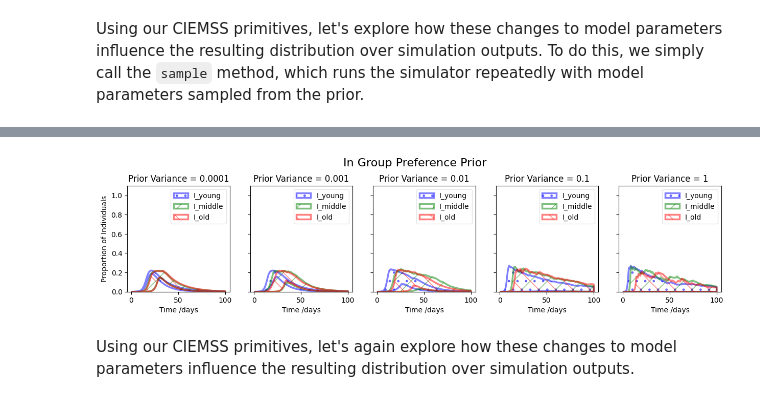
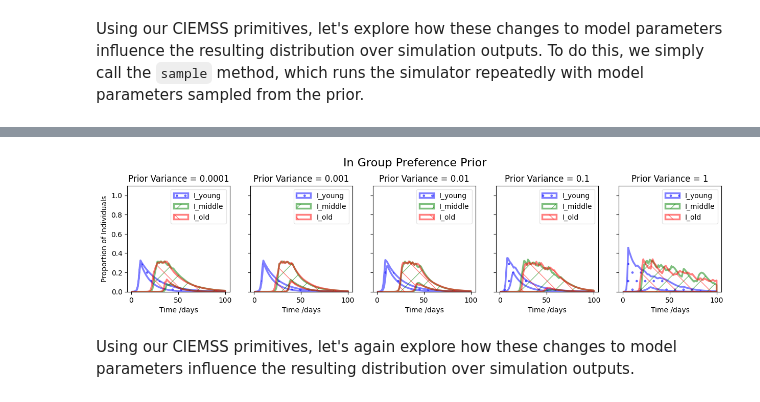
Before and after one commit to DARPA-ASKEM/program-milestones, a Jupyter notebook: 6-month-milestone/evaluation/scenario_1/ta_3/ciemss/scenario1.ipynb, the cells around one changed output, grey strips where cells are left out. Cells and saved outputs as stored; diff of their text form; code cells hidden in the pictures.

Commit message:
added response to scenario 1, question 1, subtask d

```diff
--- a/6-month-milestone/evaluation/scenario_1/ta_3/ciemss/scenario1.ipynb
+++ b/6-month-milestone/evaluation/scenario_1/ta_3/ciemss/scenario1.ipynb
@@ -177,15 +174,14 @@ N = 6000
 # The story of this notebook is more interesting when we assume only 1 young person is infected.
 # Then, the cross-stratum terms in the contact matrix actually matter!
 
-initial_state = (torch.tensor([[1999., 2000., 2000.]]), torch.tensor([[1., 0., 0.]]), torch.zeros(1, 3))
-
-initial_state = tuple(torch.as_tensor(s)/N for s in initial_state)
+initial_state_a = (torch.tensor([[1999., 2000., 2000.]]), torch.tensor([[1., 0., 0.]]), torch.zeros(1, 3))
+initial_state_a = tuple(torch.as_tensor(s)/N for s in initial_state_a)
 
 # Simulate for 25 days, with 100 simulation steps
-tspan = get_tspan(1, 100, 500)
+tspan = get_tspan(1, 100, 100)
 
 # simulation parameters
-num_samples = 100
+num_samples = 50
 # %%
 def LogNormalPrior(mean, variance):
     mu = torch.log(mean**2/torch.sqrt((mean**2 + variance)))
@@ -266,7 +262,7 @@ tensor([[0.3984, 0.2386, 3.3924],
 Using our CIEMSS primitives, let's explore how these changes to model parameters influence the resulting distribution over simulation outputs.
 To do this, we simply call the `sample` method, which runs the simulator repeatedly with model parameters sampled from the prior.
 # %%
-def run_scenario1(C_mean, title):
+def run_scenario1(C_mean, initial_state, title):
 
     predictions = {}
     variances = [0.0001, 0.001, 0.01, 0.1, 1]
@@ -297,5 +293,5 @@ C_mean_uniform = torch.tensor([[0.33, 0.33, 0.33],
                                 [0.33, 0.33, 0.33],
                                 [0.33, 0.33, 0.33]])
 
-run_scenario1(C_mean_uniform, "Uniform Contact Rate Prior")
+run_scenario1(C_mean_uniform, initial_state_a, "Uniform Contact Rate Prior")
 # %% [output]
@@ -306,11 +302,11 @@ run_scenario1(C_mean_uniform, "Uniform Contact Rate Prior")
 # %%
-C_mean_in_group = torch.tensor([[0.33, 0.0033, 0.0033],
-                                [0.0033, 0.33, 0.0033],
-                                [0.0033, 0.0033, 0.33]])
+C_mean_in_group = torch.tensor([[1., 1e-6, 1e-6],
+                                [1e-6, 1., 1e-6],
+                                [1e-6, 1e-6, 1.]])
 
-run_scenario1(C_mean_in_group, "In Group Preference Prior")
+run_scenario1(C_mean_in_group, initial_state_a, "In Group Preference Prior")
 # %% [output]
-[figure, old version]
+[figure, new version]
 # %% [markdown]
 Using our CIEMSS primitives, let's again explore how these changes to model parameters influence the resulting distribution over simulation outputs.
 # %% [markdown]
```
Also changed, not shown: parts of 17 cells of this notebook.
